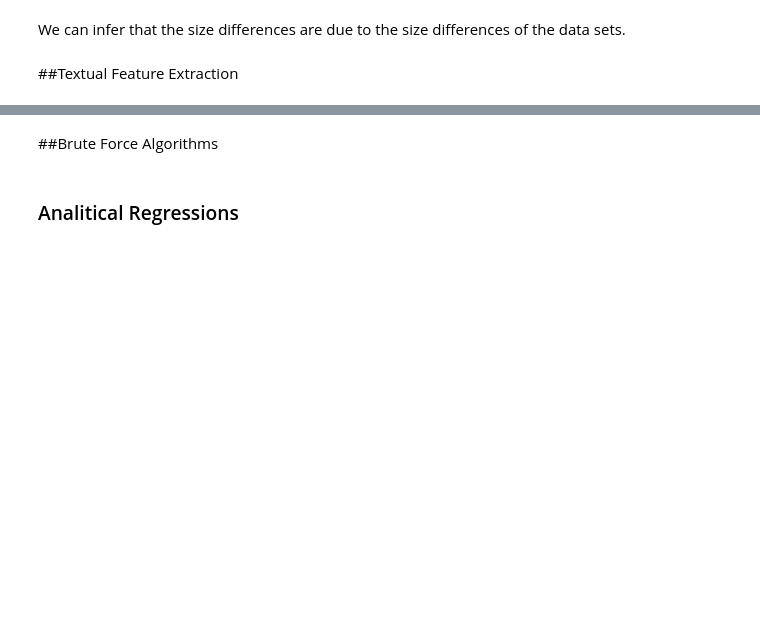
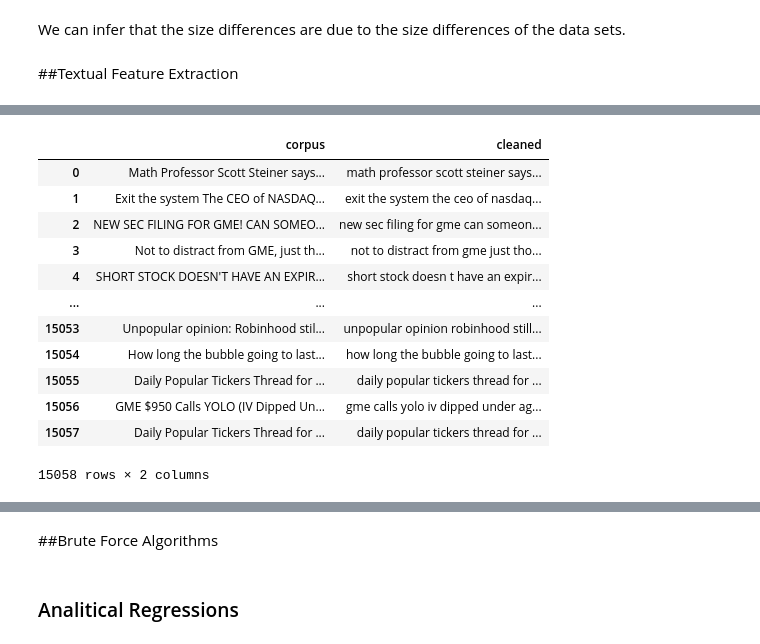
Before and after one commit to amit-shahar/StockValues, a Jupyter notebook: StocksValues.ipynb, the cells around one changed output, grey strips where cells are left out. Cells and saved outputs as stored; diff of their text form; code cells hidden in the pictures; blank space fills up the shorter version.

```diff
--- a/StocksValues.ipynb
+++ b/StocksValues.ipynb
@@ -941,0 +935,40 @@ NameError: ignored
+# %%
+import re
+import nltk
+from nltk.corpus import stopwords
+from sklearn.cluster import KMeans
+from sklearn.decomposition import PCA
+nltk.download('stopwords')
+
+stopwords.words("english")[:10]
+def preprocess_text(text: str, remove_stopwords: bool) -> str:
+    """This utility function sanitizes a string by:
+    - removing links
+    - removing special characters
+    - removing numbers
+    - removing stopwords
+    - transforming in lowercase
+    - removing excessive whitespaces
+    Args:
+        text (str): the input text you want to clean
+        remove_stopwords (bool): whether or not to remove stopwords
+    Returns:
+        str: the cleaned text
+    """
+
+    # remove links
+    text = re.sub(r"https\S+", "", text)
+    # remove special chars and numbers
+    text = re.sub("[^A-Za-z]+", " ", text)
+    text = re.sub(r"nan", " ", text)
+    # remove stopwords
+    if remove_stopwords:
+        # 1. tokenize
+        tokens = nltk.word_tokenize(text)
+        # 2. check if stopword
+        tokens = [w for w in tokens if not w.lower() in stopwords.words("english")]
+        # 3. join back together
+        text = " ".join(tokens)
+    # return text in lower case and stripped of whitespaces
+    text = text.lower().strip()
+    return text
@@ -941,0 +978,18 @@ NameError: ignored
+# %%
+GME_combain_text_df = pd.DataFrame(GME_df['title'] + ' ' + GME_df['body'].astype(str), columns=['corpus'])
+GME_combain_text_df['cleaned'] = GME_combain_text_df['corpus'].apply(lambda x: preprocess_text(x, remove_stopwords=False))
+GME_combain_text_df
+# %% [output]
+|  | corpus | cleaned |
+| 0 | Math Professor Scott Steiner says... | math professor scott steiner says... |
+| 1 | Exit the system The CEO of NASDAQ... | exit the system the ceo of nasdaq... |
+| 2 | NEW SEC FILING FOR GME! CAN SOMEO... | new sec filing for gme can someon... |
+| 3 | Not to distract from GME, just th... | not to distract from gme just tho... |
+| 4 | SHORT STOCK DOESN'T HAVE AN EXPIR... | short stock doesn t have an expir... |
+| ... | ... | ... |
+| 15053 | Unpopular opinion: Robinhood stil... | unpopular opinion robinhood still... |
+| 15054 | How long the bubble going to last... | how long the bubble going to last... |
+| 15055 | Daily Popular Tickers Thread for ... | daily popular tickers thread for ... |
+| 15056 | GME $950 Calls YOLO (IV Dipped Un... | gme calls yolo iv dipped under ag... |
+| 15057 | Daily Popular Tickers Thread for ... | daily popular tickers thread for ... |
+15058 rows × 2 columns
```
Also changed, not shown: parts of 9 cells of this notebook.
